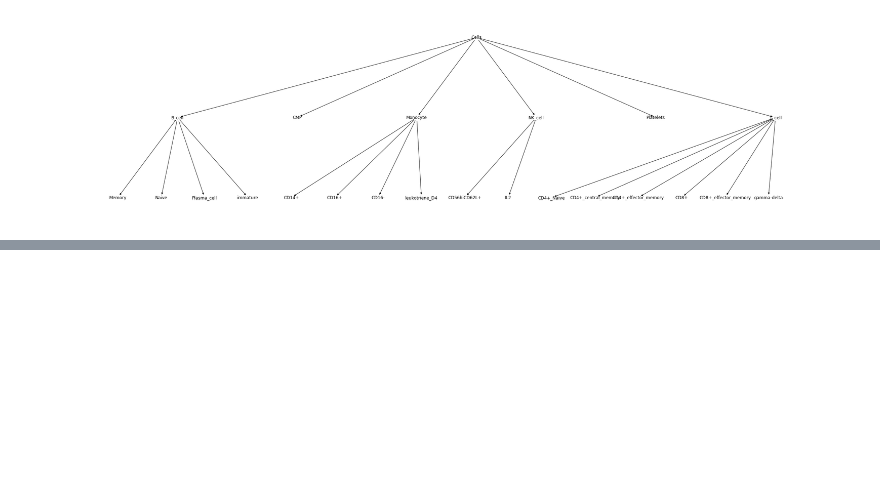
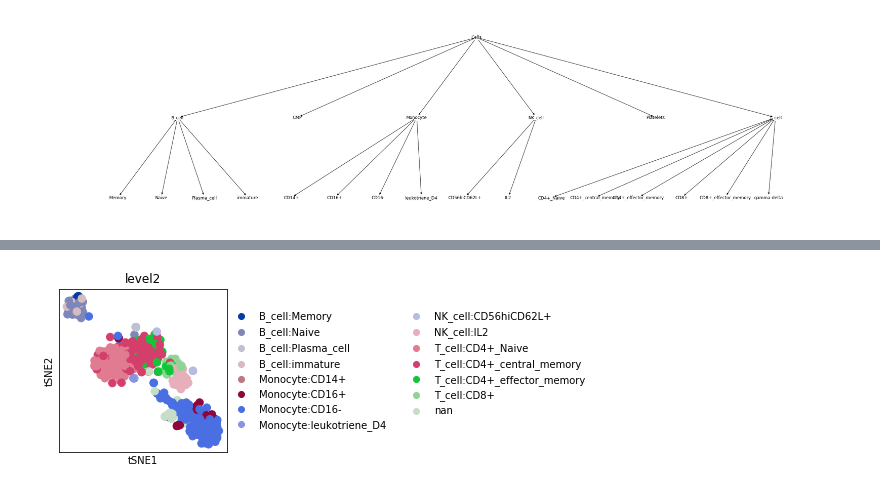
Before and after one commit to muratcemkose/HierarchicalSC, a Jupyter notebook: HierarchicalSC_Sample.ipynb, the cells around one changed output, grey strips where cells are left out. Saved outputs shown, nothing was run; the diff lists cells and outputs as text; code cells hidden in the pictures; blank space fills up the shorter version.

```diff
--- a/HierarchicalSC_Sample.ipynb
+++ b/HierarchicalSC_Sample.ipynb
@@ -39,0 +185,4 @@ Sample_object.getTreePlot()
+# %%
+sc.pl.tsne(sampleCleanedCountMatrix, color = "level2")
+# %% [output]
+[figure, added]
```
Also changed, not shown: parts of 10 cells of this notebook, 1 other file.
